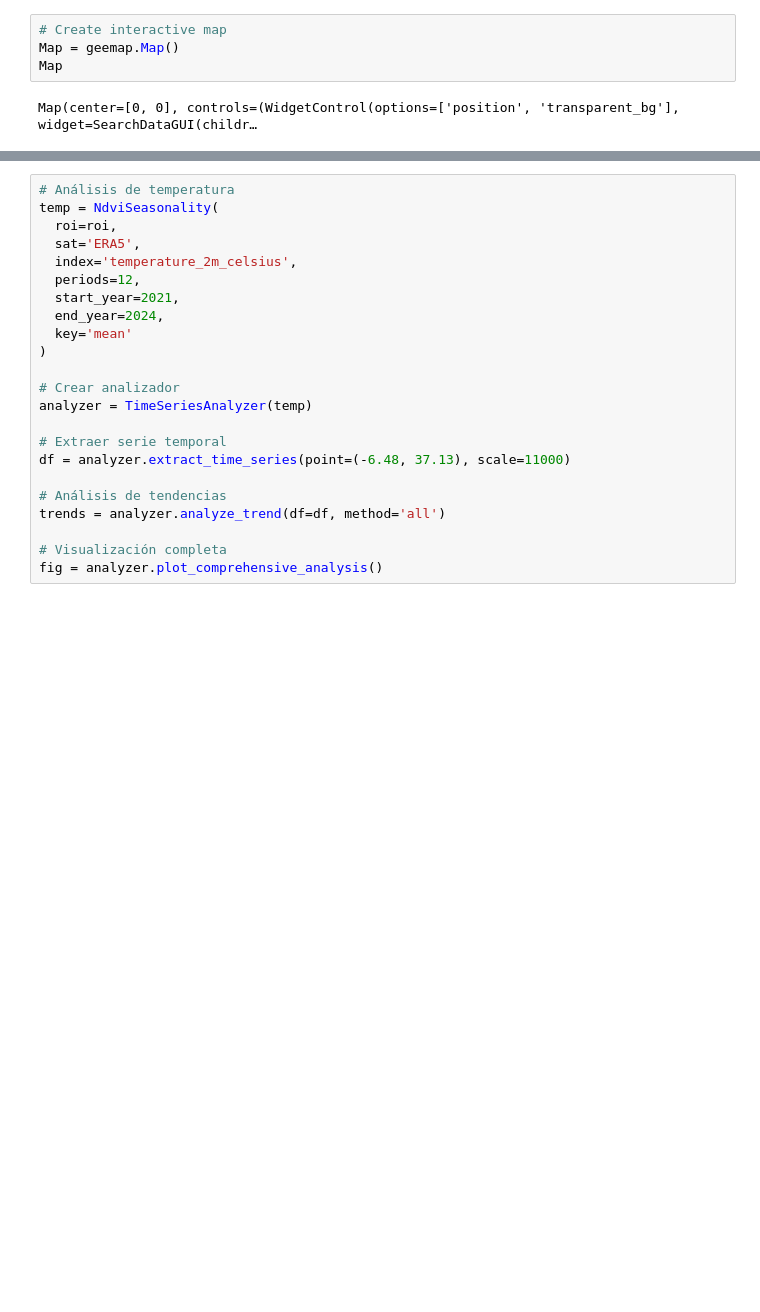
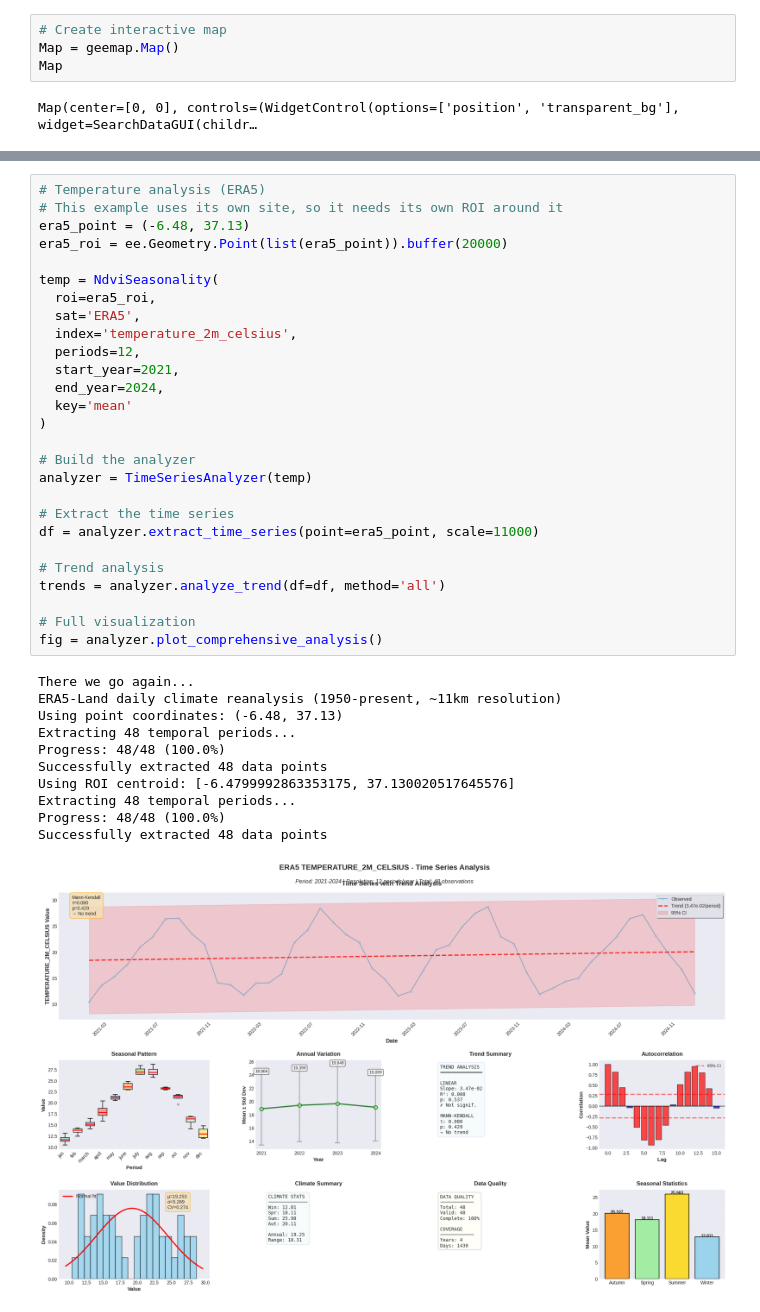
Before and after one commit to Digdgeo/Ndvi2Gif, a Jupyter notebook: book/notebooks/03_time_series_analysis.ipynb, the cells around one changed output, grey strips where cells are left out. Drawn from its saved outputs; the diff is of its cells as text; blank space fills up the shorter version.

```diff
--- a/book/notebooks/03_time_series_analysis.ipynb
+++ b/book/notebooks/03_time_series_analysis.ipynb
@@ -240,26 +363,42 @@ print(comparison_deriv['summary'])
 # %%
-# Análisis de temperatura
+# Temperature analysis (ERA5)
+# This example uses its own site, so it needs its own ROI around it
+era5_point = (-6.48, 37.13)
+era5_roi = ee.Geometry.Point(list(era5_point)).buffer(20000)
+
 temp = NdviSeasonality(
-  roi=roi,
+  roi=era5_roi,
   sat='ERA5',
   index='temperature_2m_celsius',
   periods=12,
   start_year=2021,
   end_year=2024,
   key='mean'
 )
 
-# Crear analizador
+# Build the analyzer
 analyzer = TimeSeriesAnalyzer(temp)
 
-# Extraer serie temporal
-df = analyzer.extract_time_series(point=(-6.48, 37.13), scale=11000)
+# Extract the time series
+df = analyzer.extract_time_series(point=era5_point, scale=11000)
 
-# Análisis de tendencias
+# Trend analysis
 trends = analyzer.analyze_trend(df=df, method='all')
 
-# Visualización completa
+# Full visualization
 fig = analyzer.plot_comprehensive_analysis()
+# %% [output]
+There we go again...
+ERA5-Land daily climate reanalysis (1950-present, ~11km resolution)
+Using point coordinates: (-6.48, 37.13)
+Extracting 48 temporal periods...
+Progress: 48/48 (100.0%)
+Successfully extracted 48 data points
+Using ROI centroid: [-6.4799992863353175, 37.130020517645576]
+Extracting 48 temporal periods...
+Progress: 48/48 (100.0%)
+Successfully extracted 48 data points
+[figure, added]
 # %%
 chirps = NdviSeasonality(
   roi=ee.Geometry.Point([-6.48, 37.13]).buffer(5000),
```
Also changed, not shown: parts of 7 cells of this notebook.
